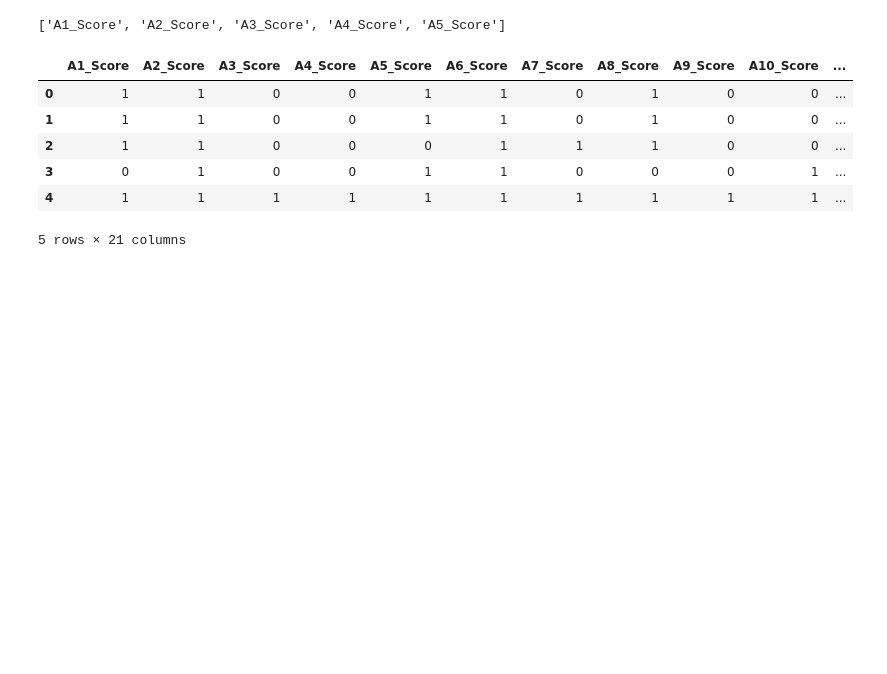
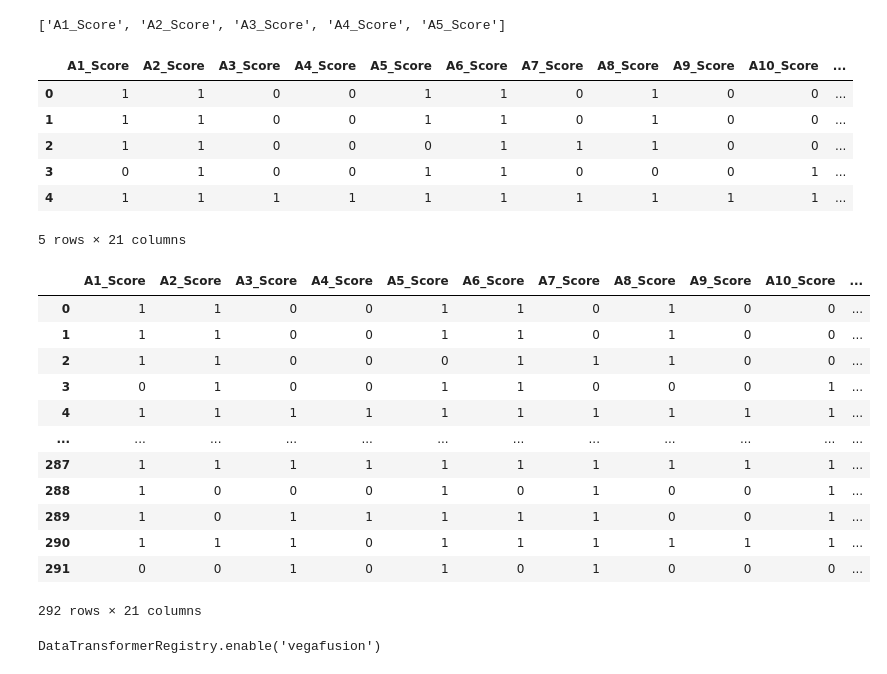
Before and after one commit to Zarib25/MATH608_FinalProject, a Jupyter notebook: FinalProject25.ipynb, the cells around one changed output. Saved outputs shown, nothing was run; the diff lists cells and outputs as text; code cells hidden in the pictures; blank space fills up the shorter version.

```diff
--- a/FinalProject25.ipynb
+++ b/FinalProject25.ipynb
@@ -57,3 +63,27 @@ autism_data.head()
 5 rows × 21 columns
 # %%
 autism_data.to_csv('data/autism_data.csv',index=False)
+# %%
+autism_data = pd.read_csv("data/autism_data.csv")
+autism_data
+# %% [output]
+|  | A1_Score | A2_Score | A3_Score | A4_Score | A5_Score | A6_Score | A7_Score | A8_Score | A9_Score | A10_Score | ... |
+| 0 | 1 | 1 | 0 | 0 | 1 | 1 | 0 | 1 | 0 | 0 | ... |
+| 1 | 1 | 1 | 0 | 0 | 1 | 1 | 0 | 1 | 0 | 0 | ... |
+| 2 | 1 | 1 | 0 | 0 | 0 | 1 | 1 | 1 | 0 | 0 | ... |
+| 3 | 0 | 1 | 0 | 0 | 1 | 1 | 0 | 0 | 0 | 1 | ... |
+| 4 | 1 | 1 | 1 | 1 | 1 | 1 | 1 | 1 | 1 | 1 | ... |
+| ... | ... | ... | ... | ... | ... | ... | ... | ... | ... | ... | ... |
+| 287 | 1 | 1 | 1 | 1 | 1 | 1 | 1 | 1 | 1 | 1 | ... |
+| 288 | 1 | 0 | 0 | 0 | 1 | 0 | 1 | 0 | 0 | 1 | ... |
+| 289 | 1 | 0 | 1 | 1 | 1 | 1 | 1 | 0 | 0 | 1 | ... |
+| 290 | 1 | 1 | 1 | 0 | 1 | 1 | 1 | 1 | 1 | 1 | ... |
+| 291 | 0 | 0 | 1 | 0 | 1 | 0 | 1 | 0 | 0 | 0 | ... |
+292 rows × 21 columns
+# %%
+import pandas as pd
+import altair as alt
+import matplotlib.pyplot as plt
+alt.data_transformers.enable("vegafusion")
+# %% [output]
+DataTransformerRegistry.enable('vegafusion')
```
Also changed, not shown: parts of 40 cells of this notebook.
